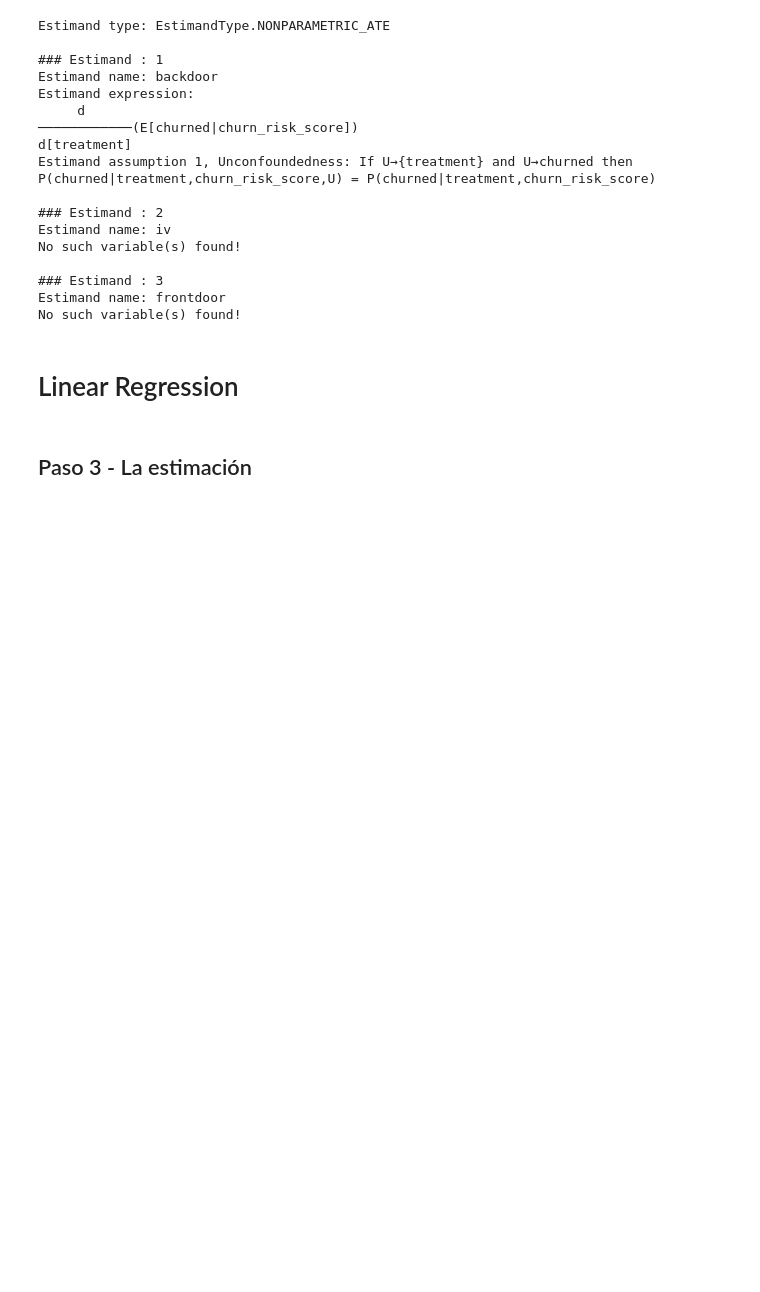
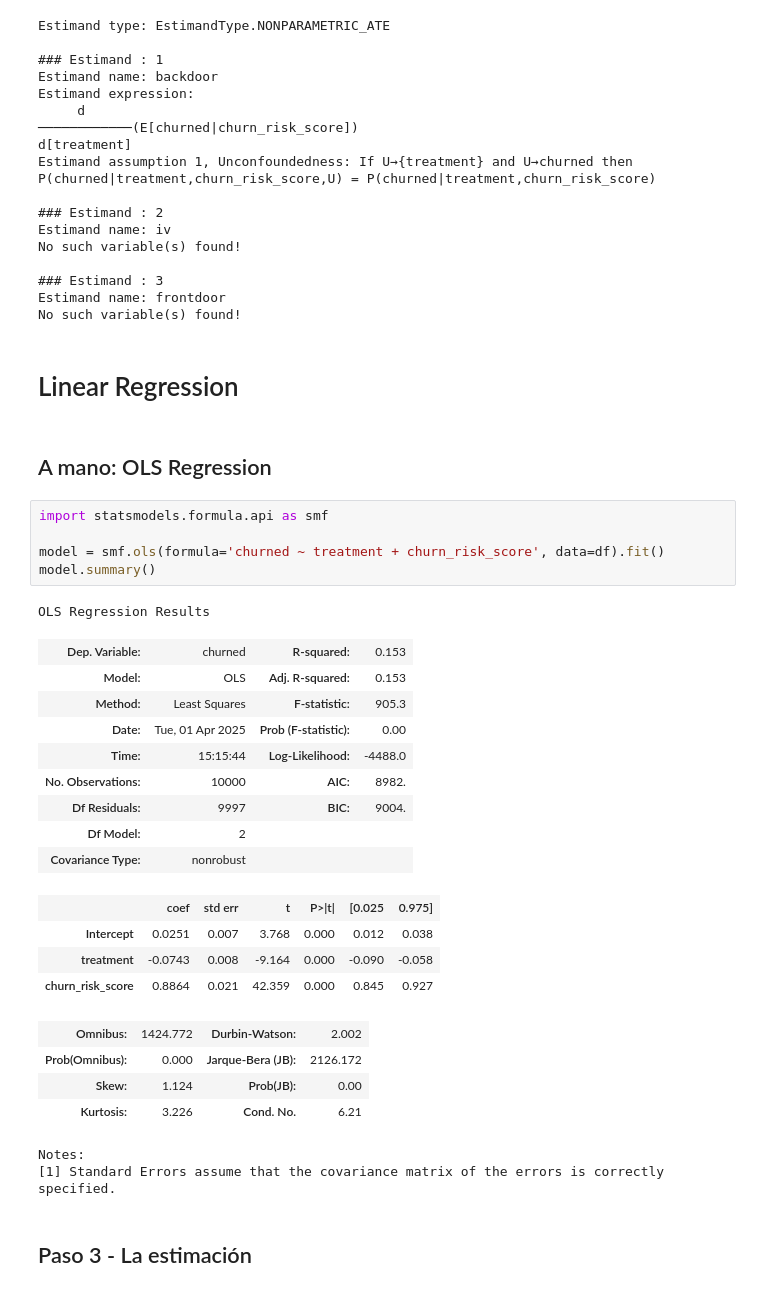
Before and after one commit to miguel-conde/mock_churn_causalty, a Jupyter notebook: estimations_do_why.ipynb, the cells around one changed output. Drawn from its saved outputs; the diff is of its cells as text; blank space fills up the shorter version.

Commit message:
Update execution counts and add OLS regression results to estimations_do_why notebook

```diff
--- a/estimations_do_why.ipynb
+++ b/estimations_do_why.ipynb
@@ -223,6 +223,34 @@ Estimand name: frontdoor
 No such variable(s) found!
 # %% [markdown]
 # Linear Regression
+# %% [markdown]
+## A mano: OLS Regression
+# %%
+import statsmodels.formula.api as smf
+
+model = smf.ols(formula='churned ~ treatment + churn_risk_score', data=df).fit()
+model.summary()
+# %% [output]
+OLS Regression Results
+| Dep. Variable: | churned | R-squared: | 0.153 |
+| Model: | OLS | Adj. R-squared: | 0.153 |
+| Method: | Least Squares | F-statistic: | 905.3 |
+| Date: | Tue, 01 Apr 2025 | Prob (F-statistic): | 0.00 |
+| Time: | 15:15:44 | Log-Likelihood: | -4488.0 |
+| No. Observations: | 10000 | AIC: | 8982. |
+| Df Residuals: | 9997 | BIC: | 9004. |
+| Df Model: | 2 |  |  |
+| Covariance Type: | nonrobust |  |  |
+|  | coef | std err | t | P>|t| | [0.025 | 0.975] |
+| Intercept | 0.0251 | 0.007 | 3.768 | 0.000 | 0.012 | 0.038 |
+| treatment | -0.0743 | 0.008 | -9.164 | 0.000 | -0.090 | -0.058 |
+| churn_risk_score | 0.8864 | 0.021 | 42.359 | 0.000 | 0.845 | 0.927 |
+| Omnibus: | 1424.772 | Durbin-Watson: | 2.002 |
+| Prob(Omnibus): | 0.000 | Jarque-Bera (JB): | 2126.172 |
+| Skew: | 1.124 | Prob(JB): | 0.00 |
+| Kurtosis: | 3.226 | Cond. No. | 6.21 |
+Notes:
+[1] Standard Errors assume that the covariance matrix of the errors is correctly specified.
 # %% [markdown]
 ## Paso 3 - La estimación
 # %%
```
